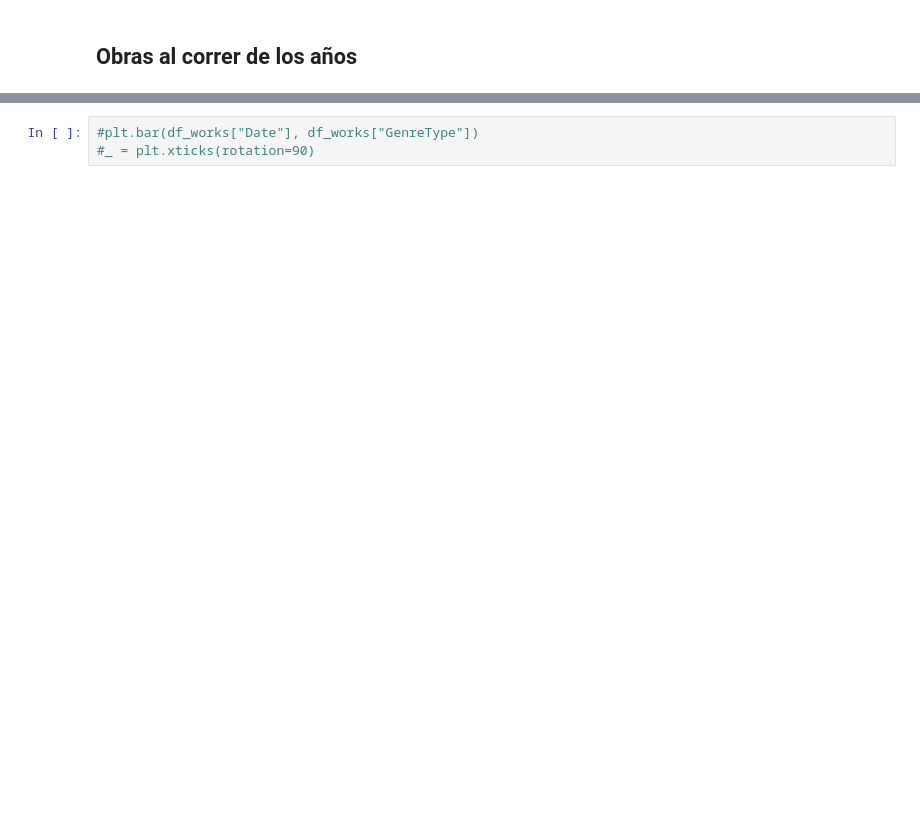
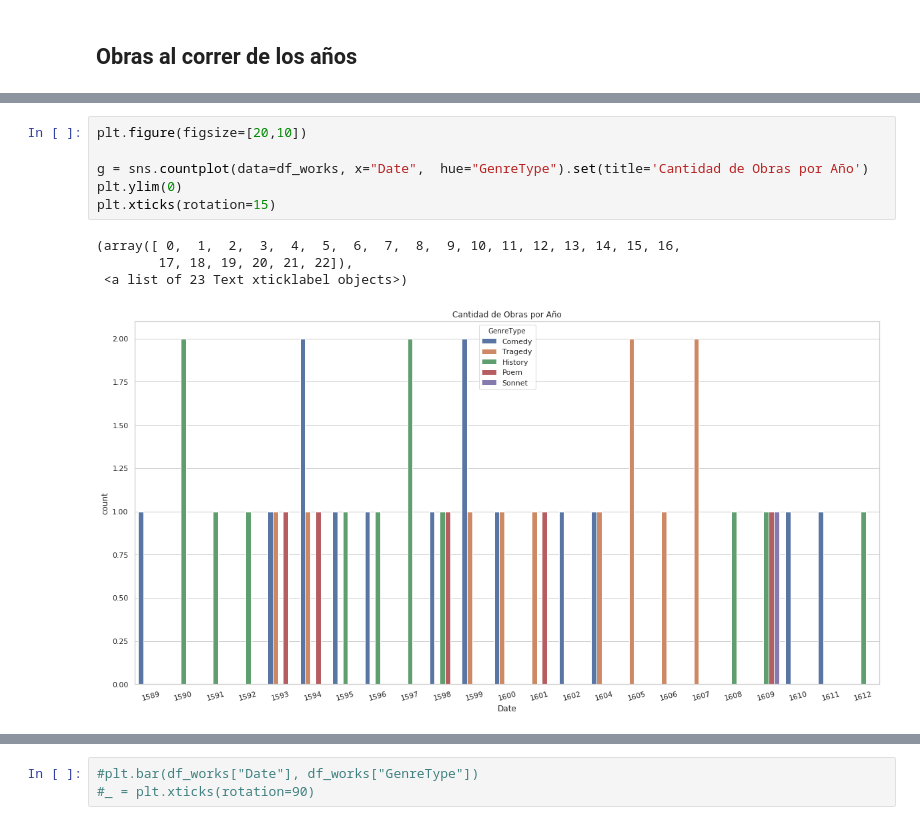
Before and after one commit to luchymd89/introcd, a Jupyter notebook: Tarea_1/shakespeare_propuesta.ipynb, the cells around one changed output, grey strips where cells are left out. Cells and saved outputs as stored; diff of their text form; blank space fills up the shorter version.

```diff
--- a/Tarea_1/shakespeare_propuesta.ipynb
+++ b/Tarea_1/shakespeare_propuesta.ipynb
@@ -677,2 +884,13 @@ sns.barplot(data=works_per_year_genretype_group, x='Date', y='count', hue='Genre
+# %%
+plt.figure(figsize=[20,10])
+
+g = sns.countplot(data=df_works, x="Date",  hue="GenreType").set(title='Cantidad de Obras por Año')
+plt.ylim(0)
+plt.xticks(rotation=15)
+# %% [output]
+(array([ 0,  1,  2,  3,  4,  5,  6,  7,  8,  9, 10, 11, 12, 13, 14, 15, 16,
+        17, 18, 19, 20, 21, 22]),
+ <a list of 23 Text xticklabel objects>)
+[figure, added]
 # %%
 fig = sns.displot(data=works_per_year_genretype_group, kind='kde', x='Date', hue='GenreType')
```
Also changed, not shown: parts of 28 cells of this notebook.
